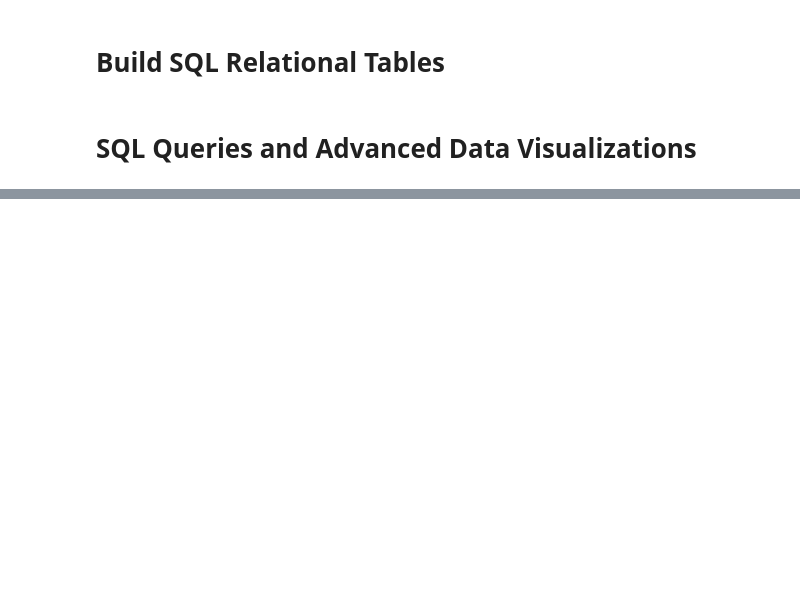
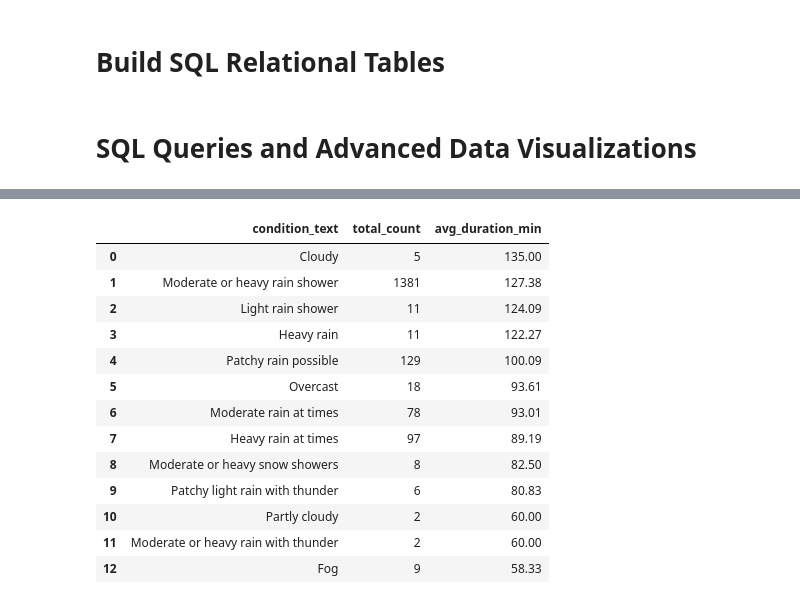
Before and after one commit to ashleyadehart/flash_floods_ky_2015_2025, a Jupyter notebook: notebooks/flash_floods_ky_2015_2025.ipynb, the cells around one changed output, grey strips where cells are left out. Cells and saved outputs as stored; diff of their text form; code cells hidden in the pictures; blank space fills up the shorter version.

```diff
--- a/notebooks/flash_floods_ky_2015_2025.ipynb
+++ b/notebooks/flash_floods_ky_2015_2025.ipynb
@@ -857,16 +1454,31 @@ result8
 # %%
 # Create a SQL query that finds the average duration in minutes for each condition_text category
 query9 = """ SELECT
     w.condition_text,
     COUNT(w.condition_text) AS total_count,
     ROUND(AVG(e.duration_minutes), 2) AS avg_duration_min
 FROM event_info e
-JOIN weather_conditions w ON e.event_id = w.event_id
+INNER JOIN weather_conditions w ON e.event_id = w.event_id
 GROUP BY w.condition_text
 ORDER BY avg_duration_min DESC;
 """
 result9 = pd.read_sql(query9, conn)
 result9
+# %% [output]
+|  | condition_text | total_count | avg_duration_min |
+| 0 | Cloudy | 5 | 135.00 |
+| 1 | Moderate or heavy rain shower | 1381 | 127.38 |
+| 2 | Light rain shower | 11 | 124.09 |
+| 3 | Heavy rain | 11 | 122.27 |
+| 4 | Patchy rain possible | 129 | 100.09 |
+| 5 | Overcast | 18 | 93.61 |
+| 6 | Moderate rain at times | 78 | 93.01 |
+| 7 | Heavy rain at times | 97 | 89.19 |
+| 8 | Moderate or heavy snow showers | 8 | 82.50 |
+| 9 | Patchy light rain with thunder | 6 | 80.83 |
+| 10 | Partly cloudy | 2 | 60.00 |
+| 11 | Moderate or heavy rain with thunder | 2 | 60.00 |
+| 12 | Fog | 9 | 58.33 |
 # %%
 # Create a SQL query that examines patterns between total precipitation, humidity, and UV index of flash flooding events
 query10 = """ SELECT
```
Also changed, not shown: parts of 53 cells of this notebook, 2 other files.
